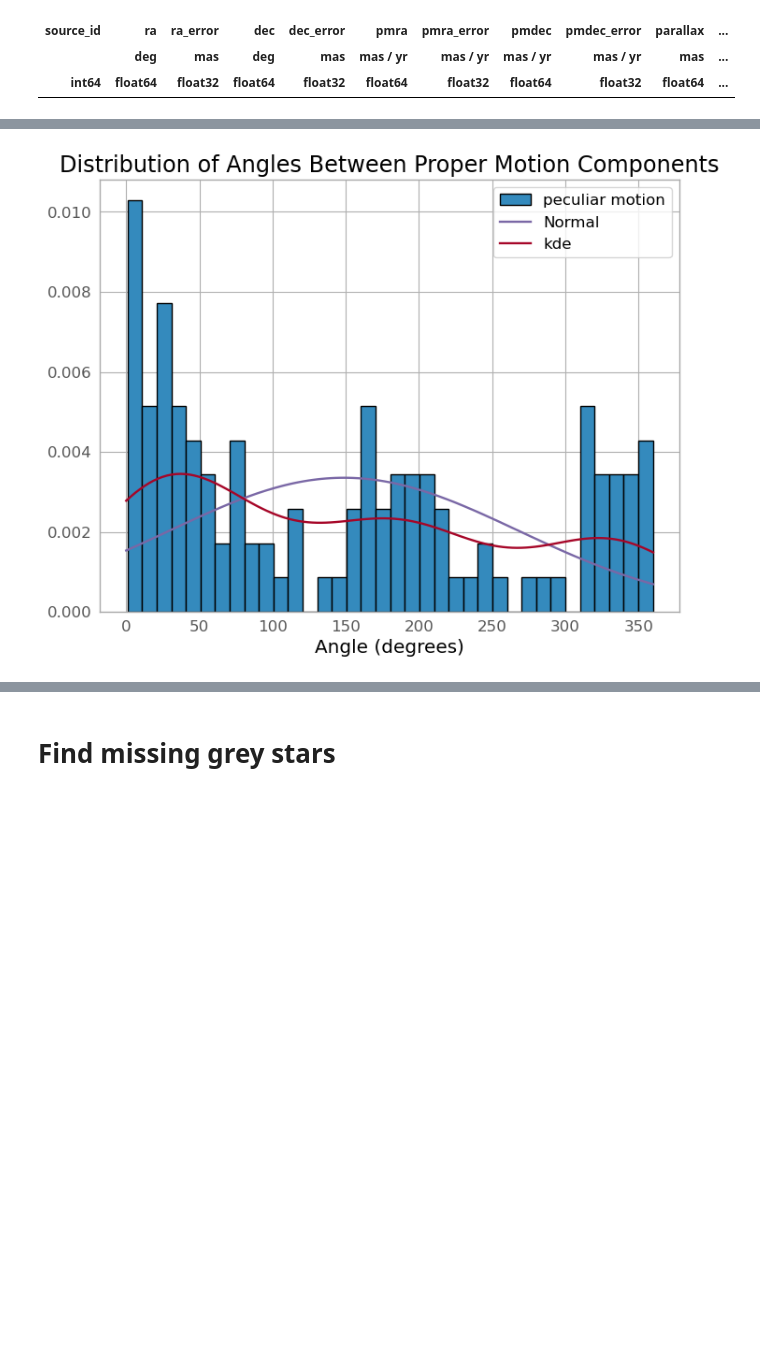
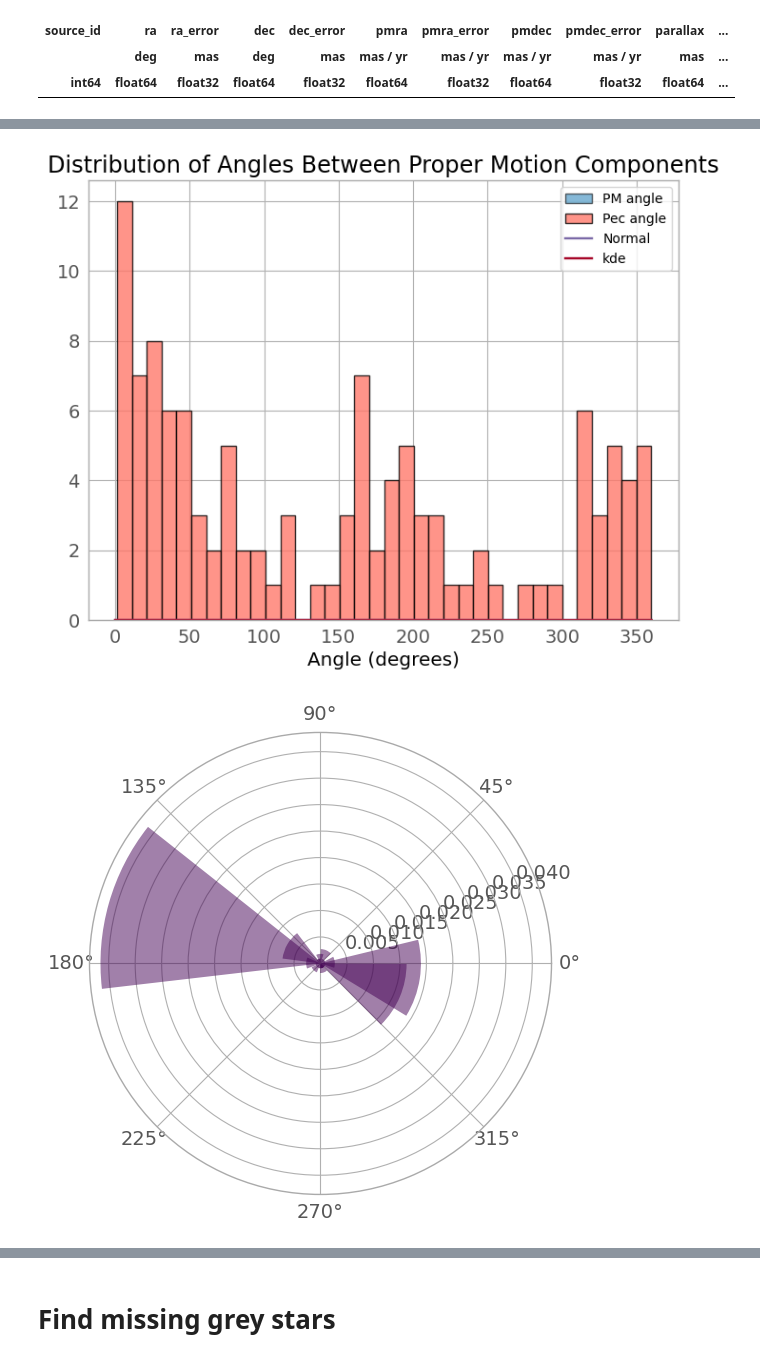
Before and after one commit to MantisShrimp2/Thesis-HMXB, a Jupyter notebook: Code/Peculiar_Motion.ipynb, the cells around one changed output, grey strips where cells are left out. Drawn from its saved outputs; the diff is of its cells as text; code cells hidden in the pictures; blank space fills up the shorter version.

```diff
--- a/Code/Peculiar_Motion.ipynb
+++ b/Code/Peculiar_Motion.ipynb
@@ -292,6 +292,8 @@ def sp_color(sptype):
         sptype  = str(sptype)
         if sptype == None or sptype == '':
             return 'xkcd:grey'
+        if sptype.startswith('O') and (sptype.endswith('e') or '[e]' in sptype):
+            return 'xkcd:dark blue'
         if sptype.startswith('O'):
              return 'xkcd:blue'
         elif sptype.startswith('B') and (sptype.endswith('e') or '[e]' in sptype):
@@ -405,7 +385,7 @@ Table length=1
 # %% [markdown]
 # Add Errors
 # %%
-HMXB_errs = ascii.read(csv_files+f'HMXB_all_errors_20250310.ecsv',format='ecsv')
+HMXB_errs = ascii.read(csv_files+f'HMXB_all_errors_20250703.ecsv',format='ecsv')
 HMXB_errs
 # %% [output]
 Table length=121
@@ -1125,0 +1570,5 @@ plt.hist(HMXB_table['Mo'],edgecolor='k')
+# %%
+HMXB_table['Mo'].mask = None
+
+mass = HMXB_table[['Name', 'Mo']]
+mass[3][1]
@@ -1401,9 +2205,9 @@ Table length=121
 # %% [markdown]
 # Finding some interesting sources
 # %%
-names_to_find = ['Cyg X-1', 'Vela X-1','SS 433','4U 1700-377','LS 5039','Cen X-3','4U 1538-522','4U 1907+097','Swift J0243.6+6124']
+names_to_find = ['IGR J17544-2619','4U 2206+543','Cyg X-1', 'Vela X-1','SS 433','4U 1700-377','LS 5039','Cen X-3','4U 1538-522','4U 1907+097','GX 301-2','2S 0114+650','MWC 656']
 
 # Select rows where 'Name' is in the list
-x = HMXB_table[np.isin(HMXB_table['Name'], names_to_find)]#['Name','Peculiar Velocity 3D']
+x = HMXB_table[np.isin(HMXB_table['Name'], names_to_find)]['Name','Peculiar Velocity','V_pec_tan_err','Peculiar Velocity 3D','V_pec_3d_err','RV','RV_err','circular velocity','galactic distance','Mo']
 x
 # %% [output]
@@ -1603,33 +2443,50 @@ def make_angle_distribution(table):
     #convert to numpy array
     pm_theta_list = np.array(pm_theta_list)
     pec_theta_list = np.array(pec_theta_list)
 
     #mask nans
     pec_theta_list = pec_theta_list[~np.isnan(pec_theta_list)]
     pm_theta_list = pm_theta_list[~np.isnan(pm_theta_list)]
-    plt.hist(pec_theta_list, bins=int(n_bins), edgecolor='black',label='peculiar motion',density=True)
+    x= plt.hist(pm_theta_list, bins=int(n_bins), edgecolor='black',label='PM angle',density=True,alpha=0.6)
+    plt.hist(pec_theta_list, bins=int(n_bins), color='xkcd:salmon', edgecolor='black',label='Pec angle',density=False,alpha=0.8)
 
     #make a model fit
     xt = plt.xticks()[0]
     xmin, xmax = 0, 360
     lnspc = np.linspace(xmin, xmax, len(pec_theta_list))
     mean, std = np.nanmean(pec_theta_list), np.nanstd(pec_theta_list)
     pec_norm_pdf= stats.norm.pdf(lnspc, mean,std)
 
     pec_kde_pdf = stats.gaussian_kde(pec_theta_list)
     kde_vals = pec_kde_pdf(lnspc)
 
     plt.plot(lnspc,pec_norm_pdf,label='Normal')
     plt.plot(lnspc, kde_vals,label='kde')
     #plt.hist(pm_theta_list, bins=int(n_bins), edgecolor='black', alpha=0.8,label='Proper motion',density=True)
     plt.legend()
 
     plt.xlabel('Angle (degrees)')
     #plt.ylabel('Frequency')
     plt.title('Distribution of Angles Between Proper Motion Components')
     plt.show()
 
-    return pm_theta
+    N = 20
+    theta = x[1][:-1]
+    radii = x[0]
+    width = np.pi / 4
+
+    ax = plt.subplot(111, projection='polar')
+    bars = ax.bar(theta, radii, width=width, bottom=0.0)
+
+    # Use custom colors and opacity
+    for r, bar in zip(radii, bars):
+        bar.set_facecolor(plt.cm.viridis(r / 10.))
+        bar.set_alpha(0.5)
+
+    plt.show()
+    return x
+
 x= make_angle_distribution(HMXB_table)
 # %% [output]
-[figure, old version]
+[figure, new version]
+[figure, added]
```
Also changed, not shown: parts of 72 cells of this notebook.
